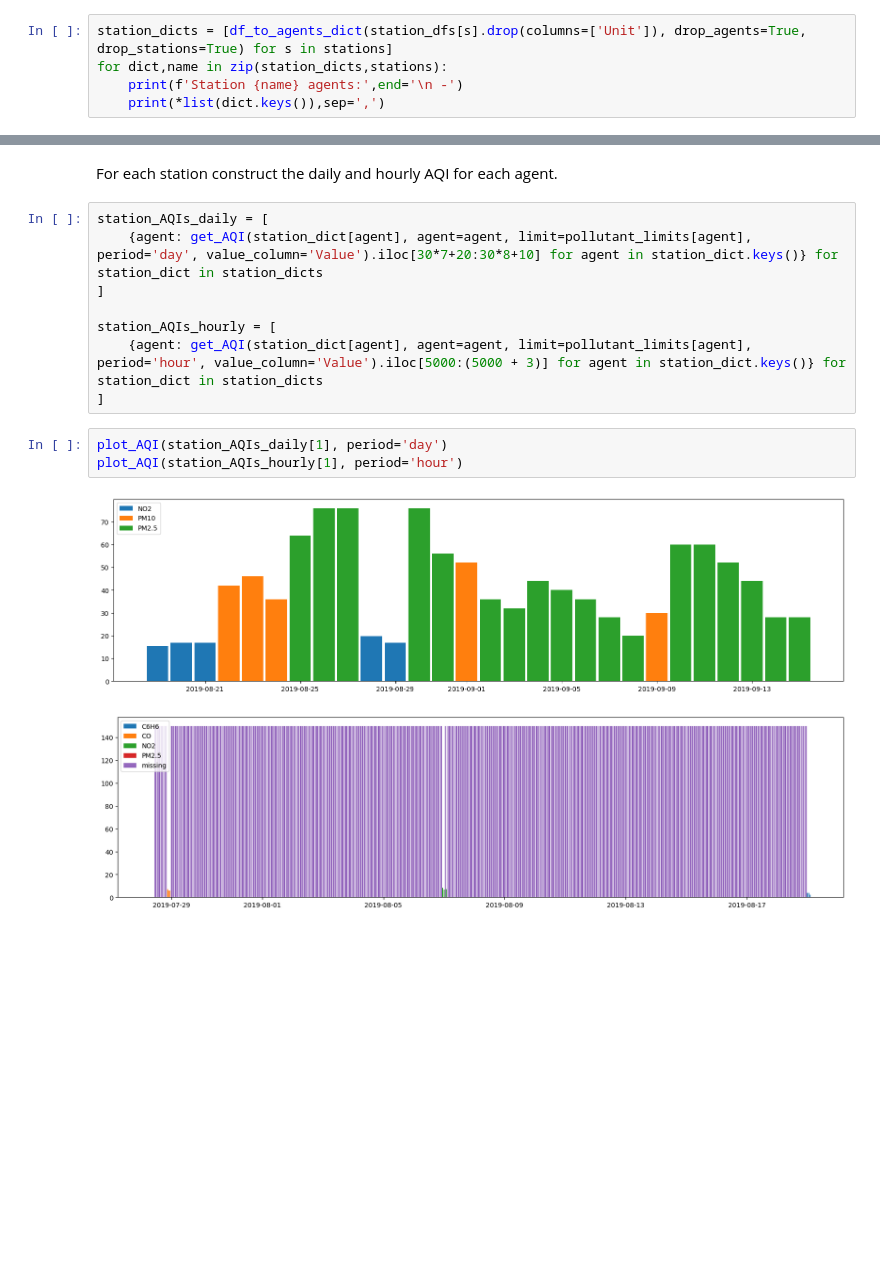
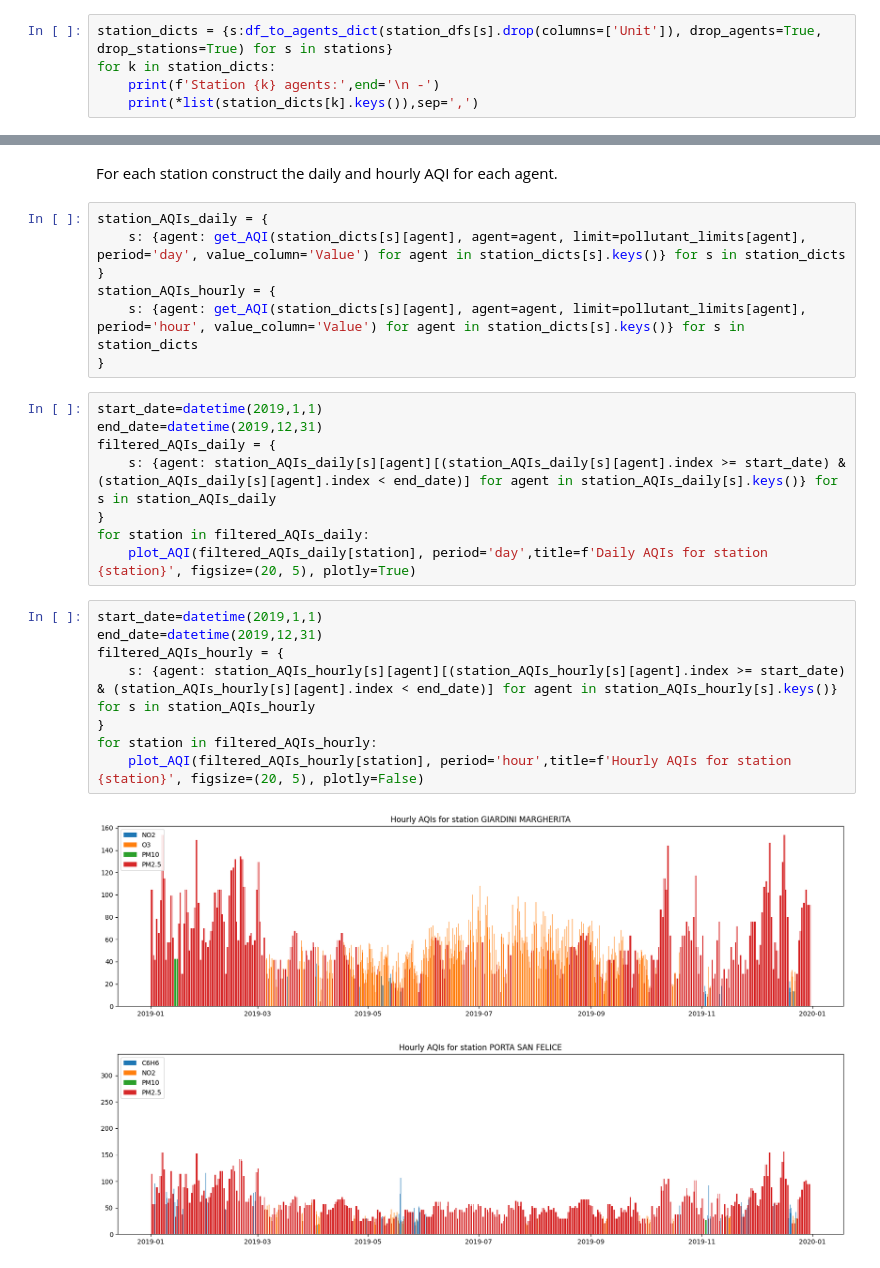
Before and after one commit to davidesonno/AII-project, a Jupyter notebook: 1-pollution_preprocessing.ipynb, the cells around one changed output, grey strips where cells are left out. Drawn from its saved outputs; the diff is of its cells as text; blank space fills up the shorter version.

```diff
--- a/1-pollution_preprocessing.ipynb
+++ b/1-pollution_preprocessing.ipynb
@@ -493,10 +388,10 @@ pollutant_limits = {
     'C6H6': 5       # µg/m³
 }
 # %%
-station_dicts = [df_to_agents_dict(station_dfs[s].drop(columns=['Unit']), drop_agents=True, drop_stations=True) for s in stations]
-for dict,name in zip(station_dicts,stations):
-    print(f'Station {name} agents:',end='\n -')
-    print(*list(dict.keys()),sep=',')
+station_dicts = {s:df_to_agents_dict(station_dfs[s].drop(columns=['Unit']), drop_agents=True, drop_stations=True) for s in stations}
+for k in station_dicts:
+    print(f'Station {k} agents:',end='\n -')
+    print(*list(station_dicts[k].keys()),sep=',')
 # %% [output]
 Splitting station "GIARDINI MARGHERITA"...
 Splitting station "PORTA SAN FELICE"...
@@ -510,16 +405,28 @@ Station VIA CHIARINI agents:
 # %% [markdown]
 For each station construct the daily and hourly AQI for each agent.
 # %%
-station_AQIs_daily = [
-    {agent: get_AQI(station_dict[agent], agent=agent, limit=pollutant_limits[agent], period='day', value_column='Value').iloc[30*7+20:30*8+10] for agent in station_dict.keys()} for station_dict in station_dicts
-]
-
-station_AQIs_hourly = [
-    {agent: get_AQI(station_dict[agent], agent=agent, limit=pollutant_limits[agent], period='hour', value_column='Value').iloc[5000:(5000 + 3)] for agent in station_dict.keys()} for station_dict in station_dicts
-]
+station_AQIs_daily = {
+    s: {agent: get_AQI(station_dicts[s][agent], agent=agent, limit=pollutant_limits[agent], period='day', value_column='Value') for agent in station_dicts[s].keys()} for s in station_dicts
+}
+station_AQIs_hourly = {
+    s: {agent: get_AQI(station_dicts[s][agent], agent=agent, limit=pollutant_limits[agent], period='hour', value_column='Value') for agent in station_dicts[s].keys()} for s in station_dicts
+}
-# %%
-plot_AQI(station_AQIs_daily[1], period='day')
-plot_AQI(station_AQIs_hourly[1], period='hour')
-# %% [output]
-[figure, removed]
-[figure, removed]
+# %%
+start_date=datetime(2019,1,1)
+end_date=datetime(2019,12,31)
+filtered_AQIs_daily = {
+    s: {agent: station_AQIs_daily[s][agent][(station_AQIs_daily[s][agent].index >= start_date) & (station_AQIs_daily[s][agent].index < end_date)] for agent in station_AQIs_daily[s].keys()} for s in station_AQIs_daily
+}
+for station in filtered_AQIs_daily:
+    plot_AQI(filtered_AQIs_daily[station], period='day',title=f'Daily AQIs for station {station}', figsize=(20, 5), plotly=True)
+# %%
+start_date=datetime(2019,1,1)
+end_date=datetime(2019,12,31)
+filtered_AQIs_hourly = {
+    s: {agent: station_AQIs_hourly[s][agent][(station_AQIs_hourly[s][agent].index >= start_date) & (station_AQIs_hourly[s][agent].index < end_date)] for agent in station_AQIs_hourly[s].keys()} for s in station_AQIs_hourly
+}
+for station in filtered_AQIs_hourly:
+    plot_AQI(filtered_AQIs_hourly[station], period='hour',title=f'Hourly AQIs for station {station}', figsize=(20, 5), plotly=False)
+# %% [output]
+[figure, added]
+[figure, added]
```
Also changed, not shown: parts of 21 cells of this notebook, 1 other file.
